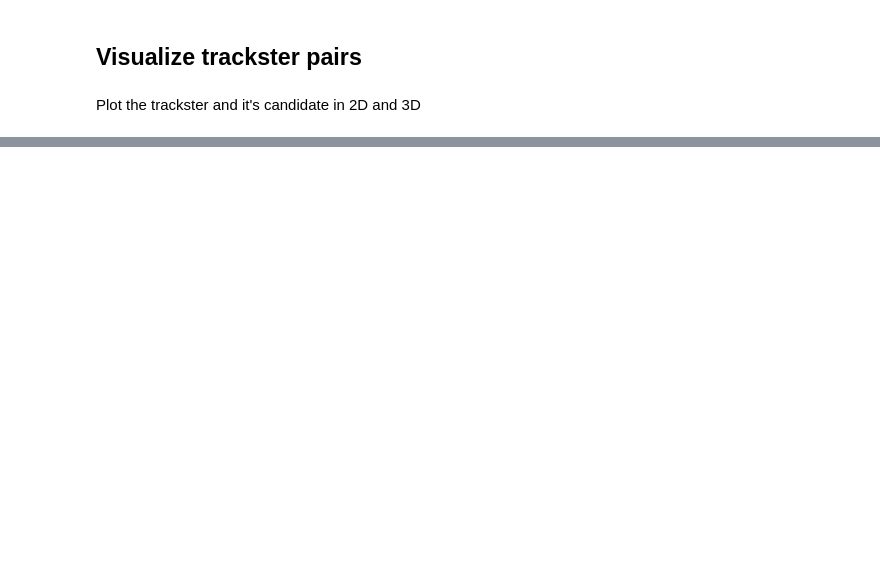
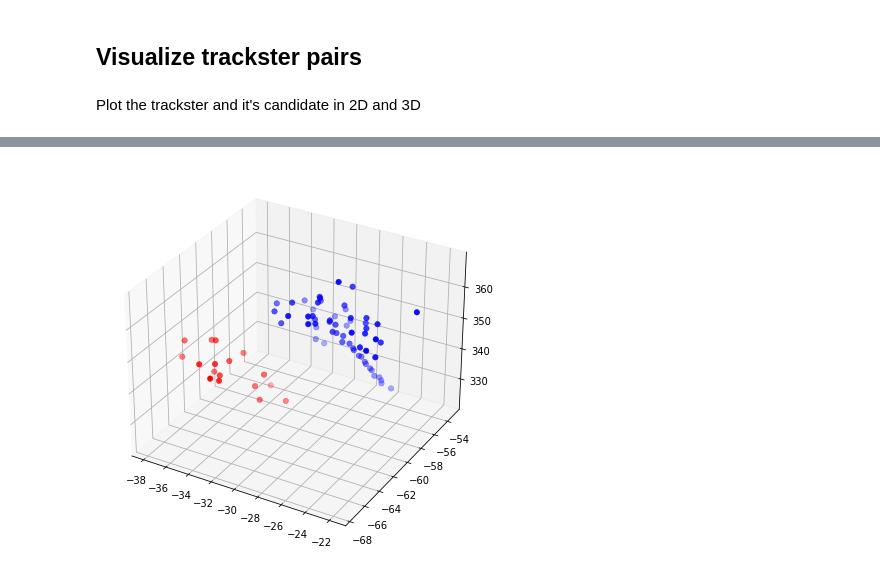
Before and after one commit to edcuba/TICLHack22_PatternReco, a Jupyter notebook: 1_build_graph.ipynb, the cells around one changed output, grey strips where cells are left out. Saved outputs shown, nothing was run; the diff lists cells and outputs as text; code cells hidden in the pictures; blank space fills up the shorter version.

```diff
--- a/1_build_graph.ipynb
+++ b/1_build_graph.ipynb
@@ -116,0 +117,8 @@ Match: True, Event: 2, fileId: 100
+# %%
+TG, CG, pL, pE, pF = pairs[4]
+fig = plt.figure(figsize=(7, 7))
+ax = fig.add_subplot(111,  projection='3d')
+plot_graph_3D(TG, "red", ax=ax, edges=False)
+plot_graph_3D(CG, "blue", ax=ax, edges=False)
+# %% [output]
+[figure, added]
```
Also changed, not shown: parts of 6 cells of this notebook, 2 other files.
